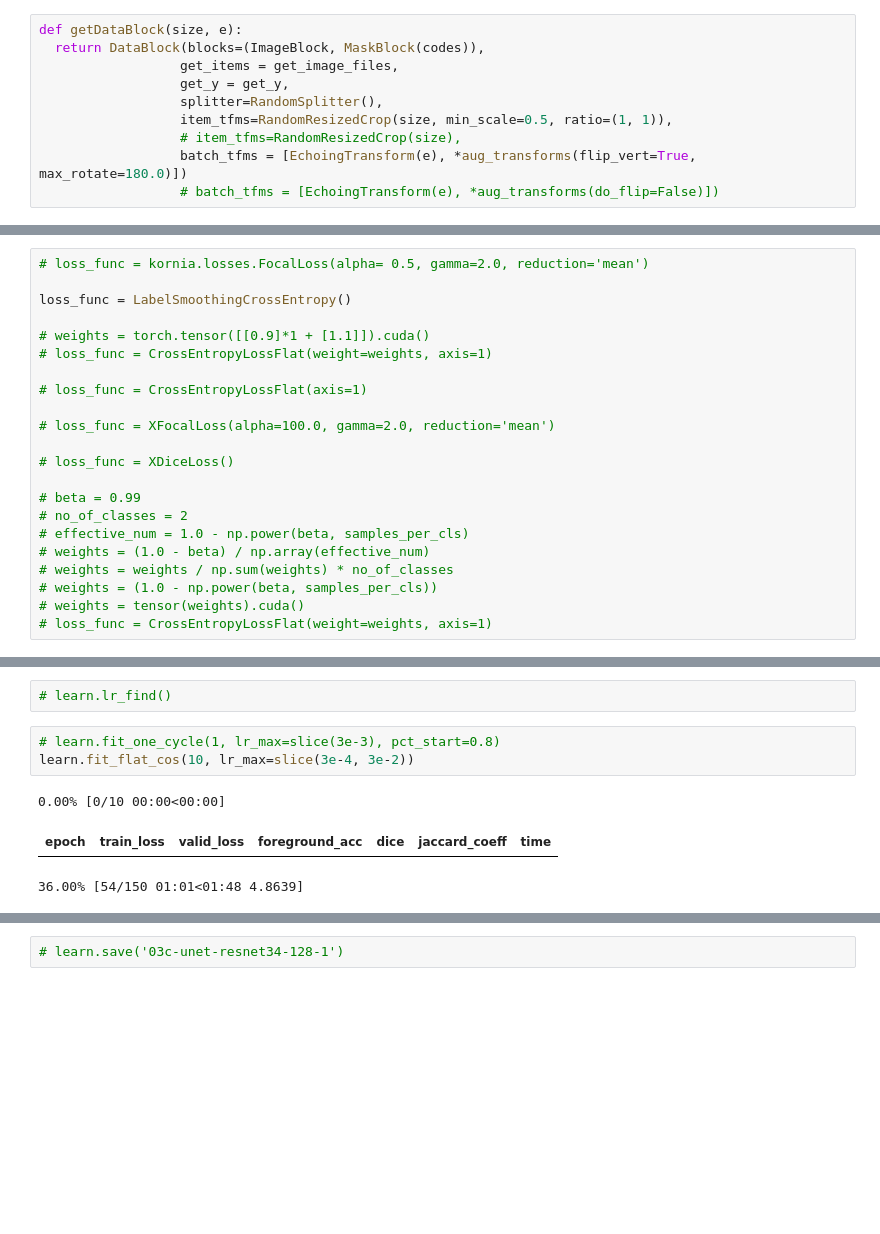
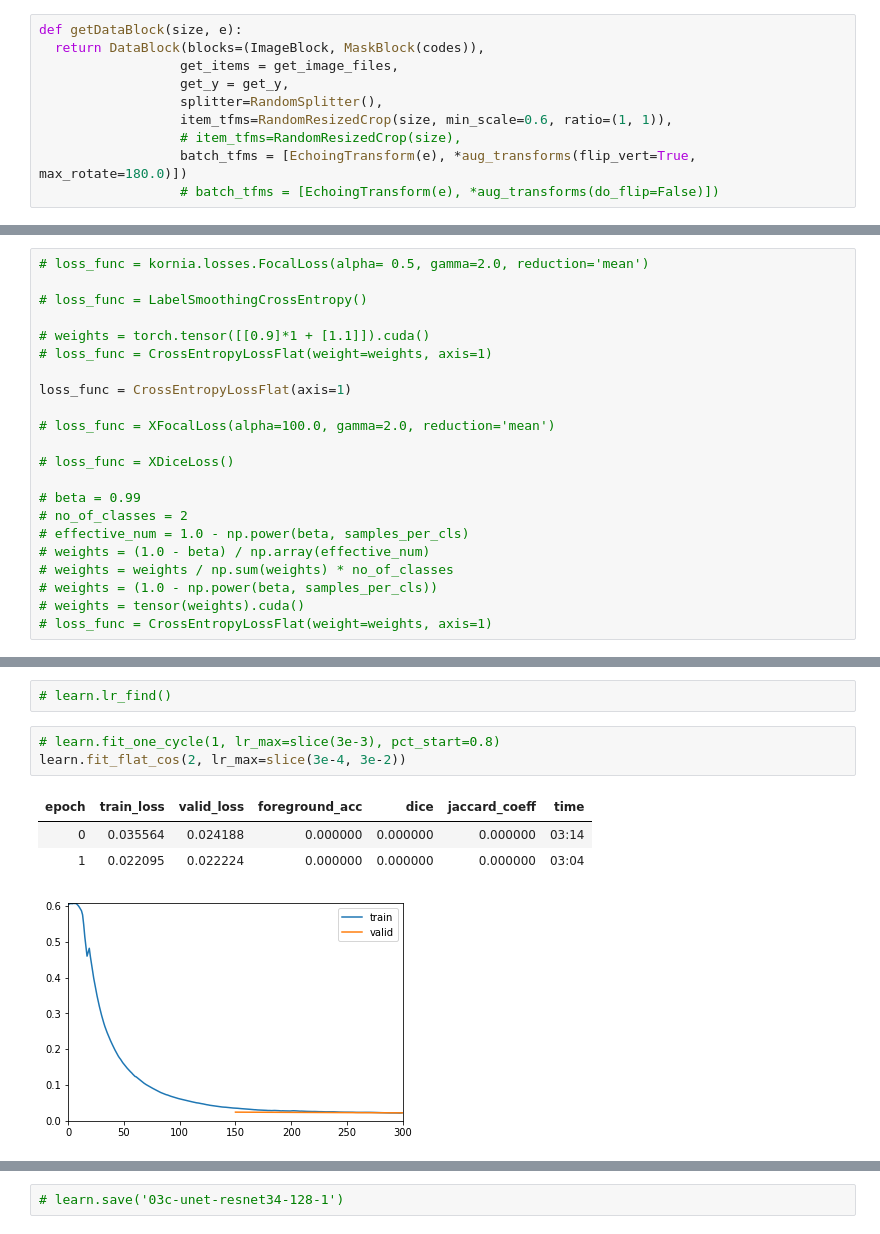
Before and after one commit to mrkcmd/bualabs, a Jupyter notebook: nbs/03c_image_segmentation_siim_acr_pneumothorax_fastai2.ipynb, the cells around one changed output, grey strips where cells are left out. Cells and saved outputs as stored; diff of their text form; blank space fills up the shorter version.

```diff
--- a/nbs/03c_image_segmentation_siim_acr_pneumothorax_fastai2.ipynb
+++ b/nbs/03c_image_segmentation_siim_acr_pneumothorax_fastai2.ipynb
@@ -425,7 +425,7 @@ def getDataBlock(size, e):
                   get_items = get_image_files,
                   get_y = get_y,
                   splitter=RandomSplitter(),
-                  item_tfms=RandomResizedCrop(size, min_scale=0.5, ratio=(1, 1)),
+                  item_tfms=RandomResizedCrop(size, min_scale=0.6, ratio=(1, 1)),
                   # item_tfms=RandomResizedCrop(size),
                   batch_tfms = [EchoingTransform(e), *aug_transforms(flip_vert=True, max_rotate=180.0)])
                   # batch_tfms = [EchoingTransform(e), *aug_transforms(do_flip=False)])
@@ -507,12 +507,12 @@ b[1].shape, b[1].float().mean()
 # %%
 # loss_func = kornia.losses.FocalLoss(alpha= 0.5, gamma=2.0, reduction='mean')
 
-loss_func = LabelSmoothingCrossEntropy()
+# loss_func = LabelSmoothingCrossEntropy()
 
 # weights = torch.tensor([[0.9]*1 + [1.1]]).cuda()
 # loss_func = CrossEntropyLossFlat(weight=weights, axis=1)
 
-# loss_func = CrossEntropyLossFlat(axis=1)
+loss_func = CrossEntropyLossFlat(axis=1)
 
 # loss_func = XFocalLoss(alpha=100.0, gamma=2.0, reduction='mean')
 
@@ -588,10 +588,11 @@ ________________________________________________________________
 # learn.lr_find()
 # %%
 # learn.fit_one_cycle(1, lr_max=slice(3e-3), pct_start=0.8)
-learn.fit_flat_cos(10, lr_max=slice(3e-4, 3e-2))
+learn.fit_flat_cos(2, lr_max=slice(3e-4, 3e-2))
 # %% [output]
-0.00% [0/10 00:00<00:00]
 | epoch | train_loss | valid_loss | foreground_acc | dice | jaccard_coeff | time |
+| 0 | 0.035564 | 0.024188 | 0.000000 | 0.000000 | 0.000000 | 03:14 |
+| 1 | 0.022095 | 0.022224 | 0.000000 | 0.000000 | 0.000000 | 03:04 |
-36.00% [54/150 01:01<01:48 4.8639]
+[figure, added]
 # %%
 # learn.fit_one_cycle(10, lr_max=slice(3e-3), pct_start=0.8)
```
Also changed, not shown: parts of 7 cells of this notebook.
